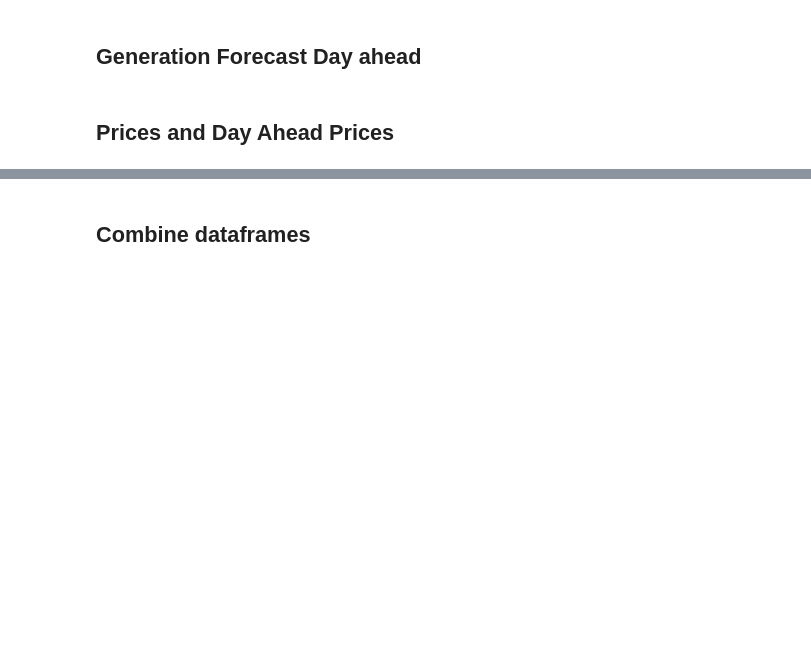
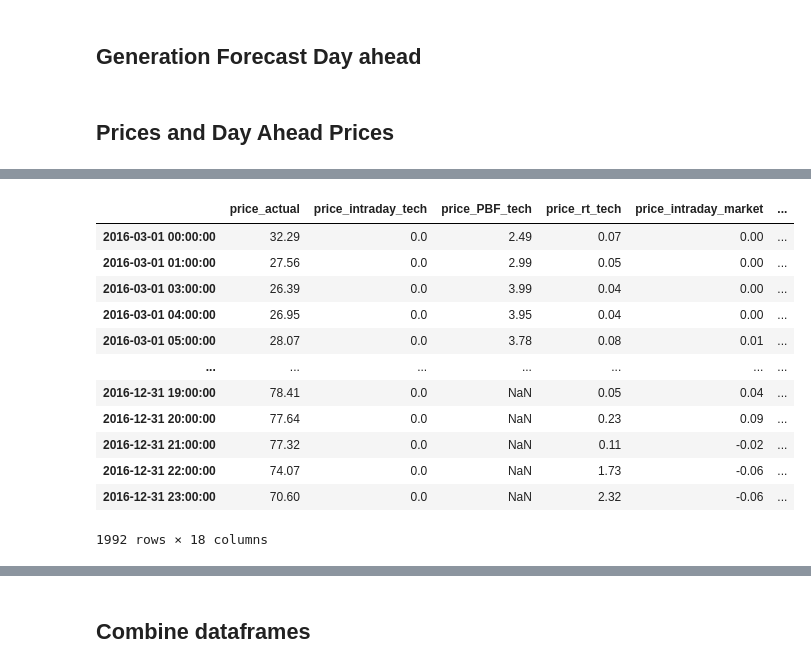
Before and after one commit to EvanHolder/Predicting-Energy-Markets-in-Spain, a Jupyter notebook: scripts/EDA_cleaning-components.ipynb, the cells around one changed output, grey strips where cells are left out. Cells and saved outputs as stored; diff of their text form; code cells hidden in the pictures; blank space fills up the shorter version.

```diff
--- a/scripts/EDA_cleaning-components.ipynb
+++ b/scripts/EDA_cleaning-components.ipynb
@@ -367,0 +424,4 @@ price_df.to_csv('../data/clean/price_df_clean.csv')
+# %%
+missing = price_df.loc[price_df['sum'] != price_df.price_actual].copy()
+
+missing.loc[:'2017'].isna().sum()
@@ -367,0 +448,16 @@ price_df.to_csv('../data/clean/price_df_clean.csv')
+# %%
+missing.loc['2016']
+# %% [output]
+|  | price_actual | price_intraday_tech | price_PBF_tech | price_rt_tech | price_intraday_market | ... |
+| 2016-03-01 00:00:00 | 32.29 | 0.0 | 2.49 | 0.07 | 0.00 | ... |
+| 2016-03-01 01:00:00 | 27.56 | 0.0 | 2.99 | 0.05 | 0.00 | ... |
+| 2016-03-01 03:00:00 | 26.39 | 0.0 | 3.99 | 0.04 | 0.00 | ... |
+| 2016-03-01 04:00:00 | 26.95 | 0.0 | 3.95 | 0.04 | 0.00 | ... |
+| 2016-03-01 05:00:00 | 28.07 | 0.0 | 3.78 | 0.08 | 0.01 | ... |
+| ... | ... | ... | ... | ... | ... | ... |
+| 2016-12-31 19:00:00 | 78.41 | 0.0 | NaN | 0.05 | 0.04 | ... |
+| 2016-12-31 20:00:00 | 77.64 | 0.0 | NaN | 0.23 | 0.09 | ... |
+| 2016-12-31 21:00:00 | 77.32 | 0.0 | NaN | 0.11 | -0.02 | ... |
+| 2016-12-31 22:00:00 | 74.07 | 0.0 | NaN | 1.73 | -0.06 | ... |
+| 2016-12-31 23:00:00 | 70.60 | 0.0 | NaN | 2.32 | -0.06 | ... |
+1992 rows × 18 columns
```
Also changed, not shown: parts of 9 cells of this notebook.
